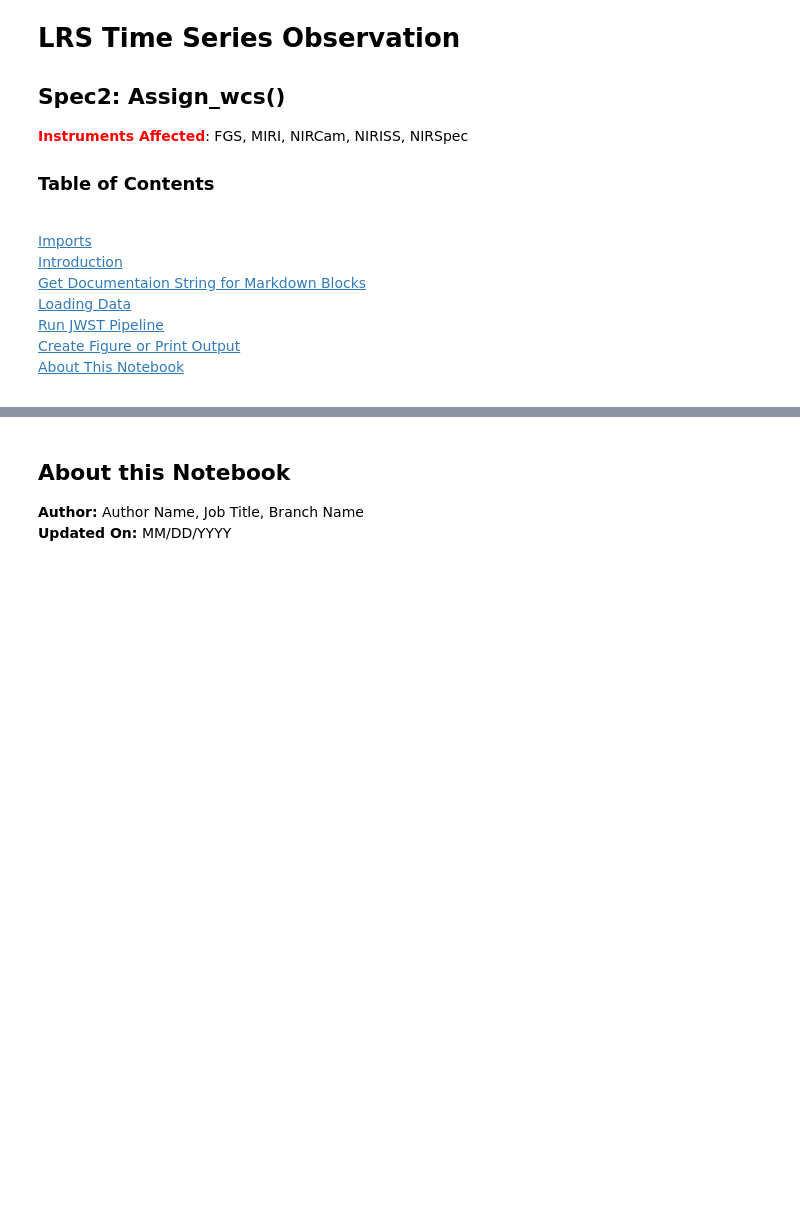
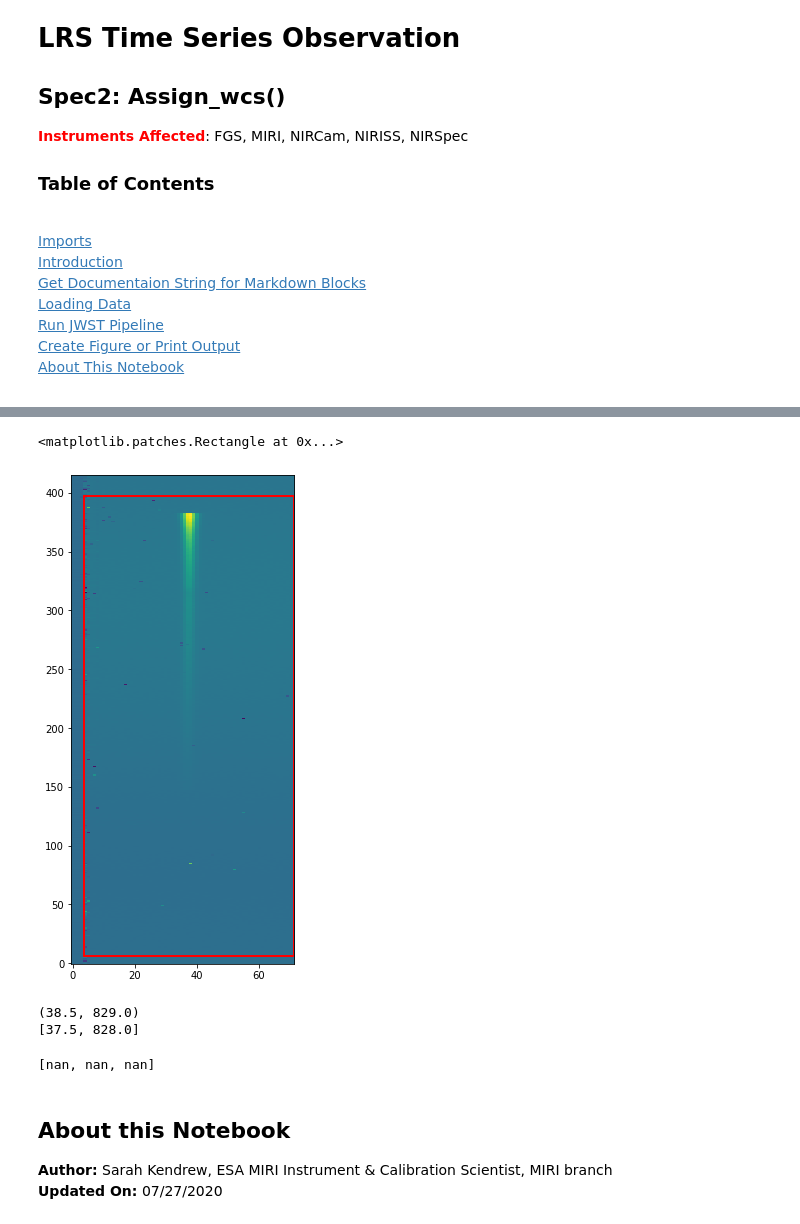
Before and after one commit to spacetelescope/jwst_validation_notebooks, a Jupyter notebook: jwst_validation_notebooks/assign_wcs/assign_wcs-miri-lrs-tso.ipynb, the cells around one changed output, grey strips where cells are left out. Saved outputs shown, nothing was run; the diff lists cells and outputs as text; code cells hidden in the pictures; blank space fills up the shorter version.

```diff
--- a/jwst_validation_notebooks/assign_wcs/assign_wcs-miri-lrs-tso.ipynb
+++ b/jwst_validation_notebooks/assign_wcs/assign_wcs-miri-lrs-tso.ipynb
@@ -120,8 +206,33 @@ Also mention the tests Pass/Fail Criteria and what you should expect.
+# %%
+fig, ax = plt.subplots(figsize=[4,9])
+bbox = Rectangle((wcsmod.meta.wcs.bounding_box[0][0],wcsmod.meta.wcs.bounding_box[1][0]), bbox_w, bbox_ht, angle=0.0, ec='r', lw=2, fc='None')
+
+ax.imshow(wcs.data[9,:,:], origin='lower', interpolation='None', aspect='auto')
+ax.add_patch(bbox)
+# %% [output]
+<matplotlib.patches.Rectangle at 0x...>
+[figure, added]
+# %%
+# Check the positions and wavelengths of a few representative pixels
+siaf = Siaf('MIRI')
+ap = siaf['MIRIM_SLITLESSPRISM']
+refpx = ap.reference_point(to_frame='det')
+print(refpx)
+
+testpx = [r-1. for r in refpx]
+print(testpx)
+
+wcsmod.meta.wcs(37.5, 828.)
+#ra, dec, lam = wcsmod.meta.wcs(testpx[0], testpx[1])
+# %% [output]
+(38.5, 829.0)
+[37.5, 828.0]
+[nan, nan, nan]
 # %% [markdown]
 <a id="about_ID"></a>
 ## About this Notebook
-**Author:** Author Name, Job Title, Branch Name
-<br>**Updated On:** MM/DD/YYYY
+**Author:** Sarah Kendrew, ESA MIRI Instrument & Calibration Scientist, MIRI branch
+<br>**Updated On:** 07/27/2020
 # %% [markdown]
 [Top of Page](#title_ID)
 <img style="float: right;" src="./stsci_pri_combo_mark_horizonal_white_bkgd.png" alt="stsci_pri_combo_mark_horizonal_white_bkgd" width="200px"/>
```
Also changed, not shown: parts of 23 cells of this notebook, 2 other files.
